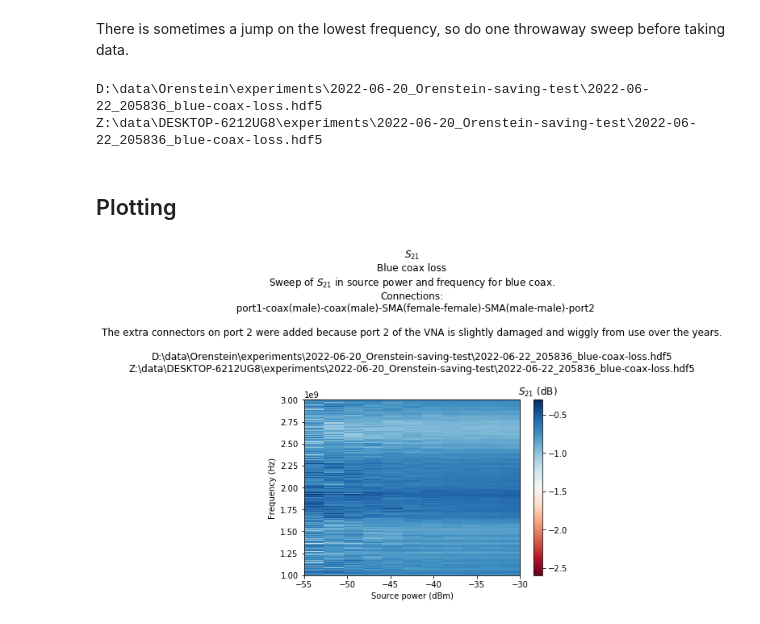
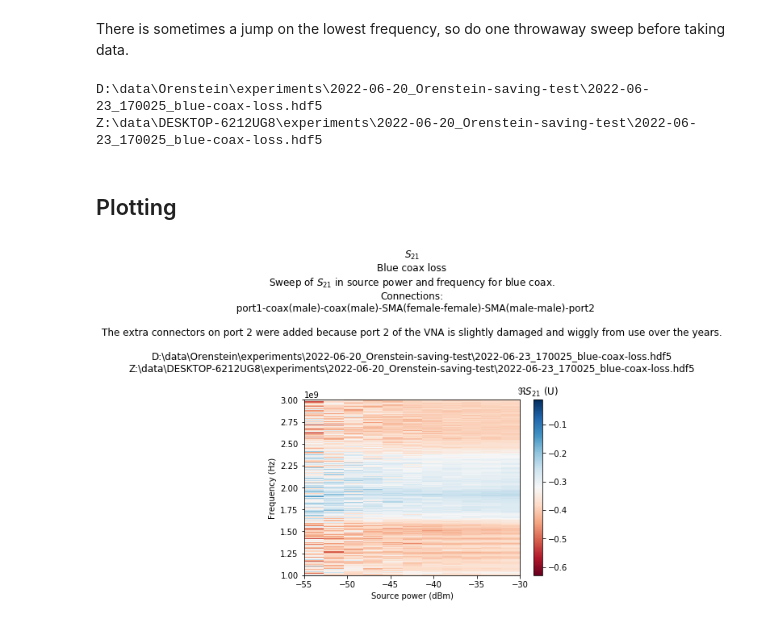
Before and after one commit to nowacklab/Nowack_Lab, a Jupyter notebook: Notebooks/Orenstein-saving-test.ipynb, the cells around one changed output. Saved outputs shown, nothing was run; the diff lists cells and outputs as text; code cells hidden in the pictures.

Commit message:
Faster readout of HP 8753D and saving ReIm

```diff
--- a/Notebooks/Orenstein-saving-test.ipynb
+++ b/Notebooks/Orenstein-saving-test.ipynb
@@ -42,7 +42,6 @@ format: >
 
 initial_configuration = yaml.safe_load('''
 keithley:
-  output: 'off'
   source: 'I'
   Iout_range: 1.0e-3 #A
   V_compliance: 21.0
@@ -50,14 +49,13 @@ keithley:
   Iout: 0.0e-3 #A
 vna:
   networkparam: 'S21'
-  power_range_auto: True
   power: -40.0 #dBm
   power_range_auto: False
   minfreq: 1.0e+9 #Hz
   maxfreq: 3.0e+9 #Hz
   sweeptime: 1.0 #s
   sweepmode: 'LIN'
-  numpoints: 401
+  numpoints: 1601
   averaging_state: 0 #off
   IF_bandwidth: 3.0e+3 #Hz (wide so we detect resonances)
 ''')
@@ -114,11 +112,18 @@ with multih5.Files('blue-coax-loss', 'w',
 
     # Sweep variables
     for f in fs:
-        x = f.create_dataset('S21', shape)
-        x.attrs['description'] = '$S_{21}$'
-        x.attrs['unit'] = 'dB'
-        for i, scale in enumerate(scales):
-            x.dims[i].label = basename(scale[0])
+        re = f.create_dataset('S21_re', shape)
+        re.attrs['description'] = '$\Re S_{21}$'
+        re.attrs['unit'] = 'U'
+
+        im = f.create_dataset('S21_im', shape)
+        im.attrs['description'] = '$\Im S_{21}$'
+        im.attrs['unit'] = 'U'
+
+        datasets = [re, im]
+        for x in datasets:
+            for i, scale in enumerate(scales):
+                x.dims[i].label = basename(scale[0])
 
         f.swmr_mode = True # Now we should only modify data
 
@@ -127,12 +132,13 @@ with multih5.Files('blue-coax-loss', 'w',
     for iP, P in enumerate(powers[2]):
         instruments['vna'].power = P
         # Freq sweep returns the sweep array
-        S21_data = instruments['vna'].log_magnitude()
+        S21_reim = instruments['vna'].reim()
         for f in fs:
-            f['S21'][iP,:] = S21_data
+            f['S21_re'][iP,:] = S21_reim[0,:]
+            f['S21_im'][iP,:] = S21_reim[1,:]
 # %% [output]
-D:\data\Orenstein\experiments\2022-06-20_Orenstein-saving-test\2022-06-22_205836_blue-coax-loss.hdf5
-Z:\data\DESKTOP-6212UG8\experiments\2022-06-20_Orenstein-saving-test\2022-06-22_205836_blue-coax-loss.hdf5
+D:\data\Orenstein\experiments\2022-06-20_Orenstein-saving-test\2022-06-23_170025_blue-coax-loss.hdf5
+Z:\data\DESKTOP-6212UG8\experiments\2022-06-20_Orenstein-saving-test\2022-06-23_170025_blue-coax-loss.hdf5
 # %% [markdown]
 ## Plotting
 # %%
@@ -148,38 +154,38 @@ with h5.File(plotfile,
              swmr = True,
             ) as f:
     # Assume 2D data in x
-    x = f['S21']
+    x, y = f['S21_re'], f['S21_im']
     labels = [d.label for d in x.dims]
     scales = [f['scales/{}'.format(l)] for l in labels]
     scaledata = [s[:] for s in scales]
     scaleunits = [s.attrs['unit'] for s in scales]
     scalelabels = ['{} ({})'.format(l, u) for l, u in zip(labels, scaleunits)]
 
-    plt.imshow(np.transpose(x),
+    plt.imshow(np.transpose(10*np.log10(np.sqrt(x[:]**2 + y[:]**2))),
                extent = (
                    scaledata[-2].min(), scaledata[-2].max(),
                    scaledata[-1].min(), scaledata[-1].max(),
                ),
                cmap = cm.RdBu,
                aspect = 'auto',
               )
     plt.title('\n'.join([
-        x.attrs['description'],
+        "$S_{21}$",
         f.attrs['name'],
         f.attrs['description'],
         *filenames,
         '',''
     ]))
     plt.xlabel(scalelabels[-2])
     plt.ylabel(scalelabels[-1])
     cb = plt.colorbar()
     cb.ax.set_title('{} ({})'.format(x.attrs['description'], x.attrs['unit']))
 
     for file in filenames:
         plt.savefig(Path(file).with_suffix('.pdf'),
                     dpi = 600,
                     bbox_inches='tight',
                    )
     plt.show()
 # %% [output]
-[figure, old version]
+[figure, new version]
```
Also changed, not shown: 2 other files.
